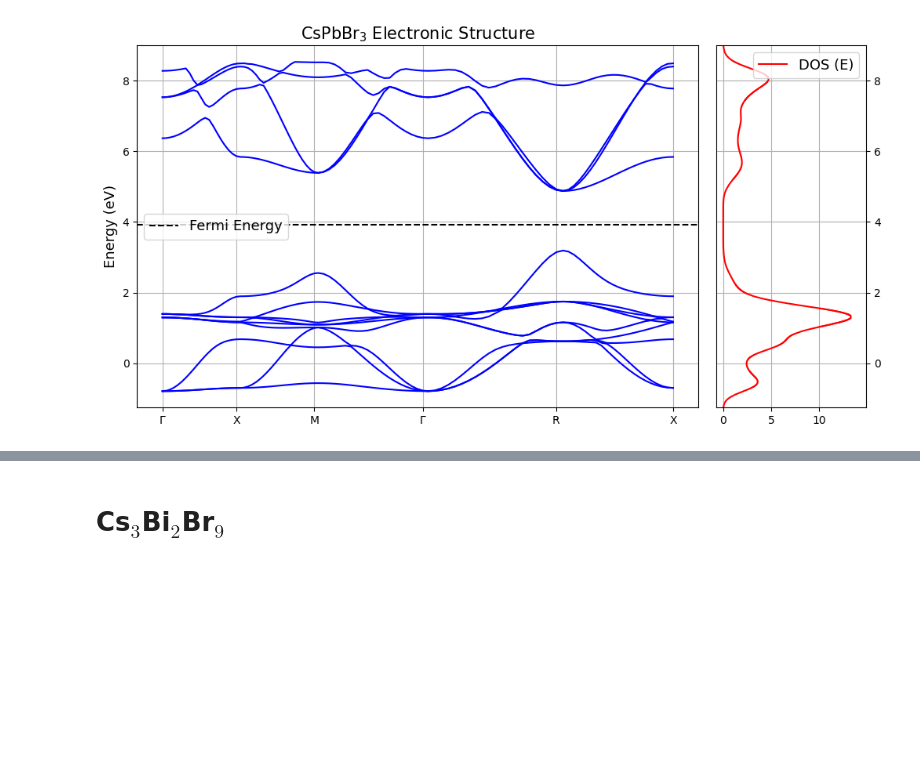
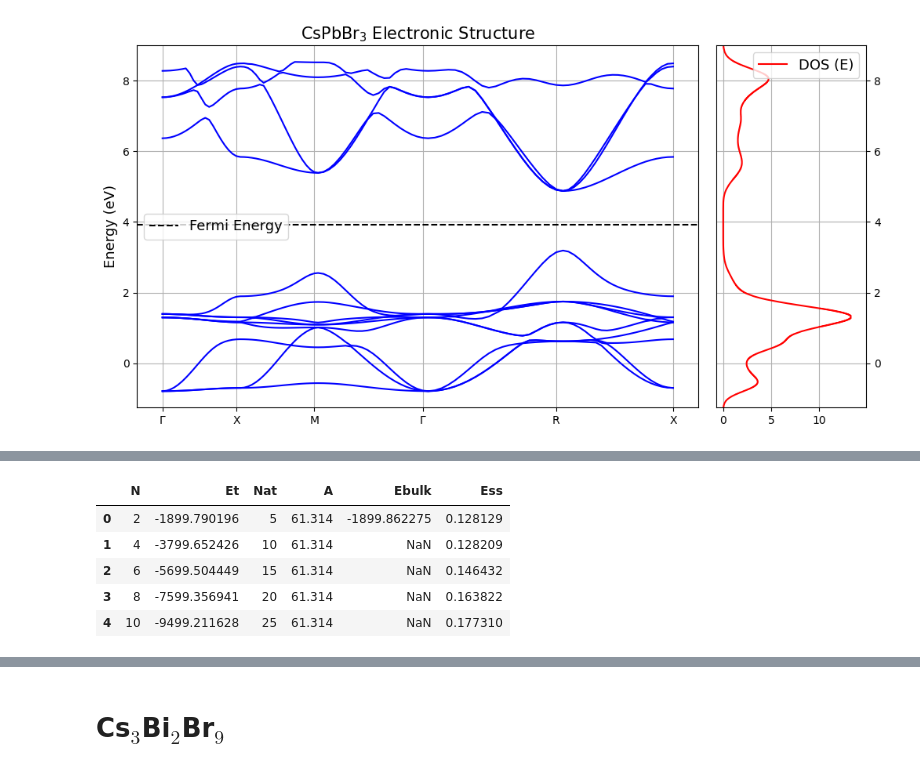
Before and after one commit to gabrielxvr/PeQDs-morphology-analysis, a Jupyter notebook: PLOTS.ipynb, the cells around one changed output, grey strips where cells are left out. Saved outputs shown, nothing was run; the diff lists cells and outputs as text; code cells hidden in the pictures; blank space fills up the shorter version.

```diff
--- a/PLOTS.ipynb
+++ b/PLOTS.ipynb
@@ -53,0 +85,9 @@ Band Gap = 1.6869 eV
+# %%
+df_111
+# %% [output]
+|  | N | Et | Nat | A | Ebulk | Ess |
+| 0 | 2 | -1899.790196 | 5 | 61.314 | -1899.862275 | 0.128129 |
+| 1 | 4 | -3799.652426 | 10 | 61.314 | NaN | 0.128209 |
+| 2 | 6 | -5699.504449 | 15 | 61.314 | NaN | 0.146432 |
+| 3 | 8 | -7599.356941 | 20 | 61.314 | NaN | 0.163822 |
+| 4 | 10 | -9499.211628 | 25 | 61.314 | NaN | 0.177310 |
```
Also changed, not shown: parts of 7 cells of this notebook, 4 other files.
